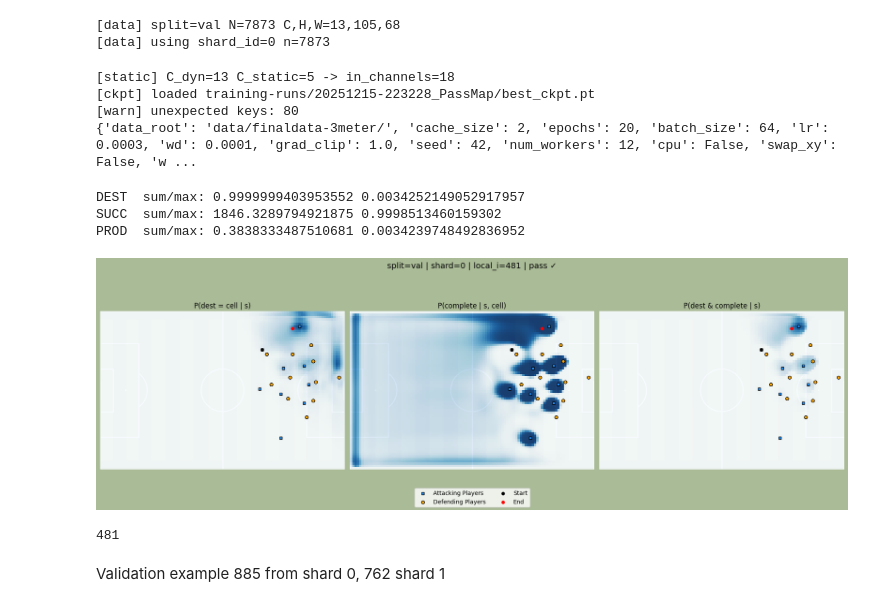
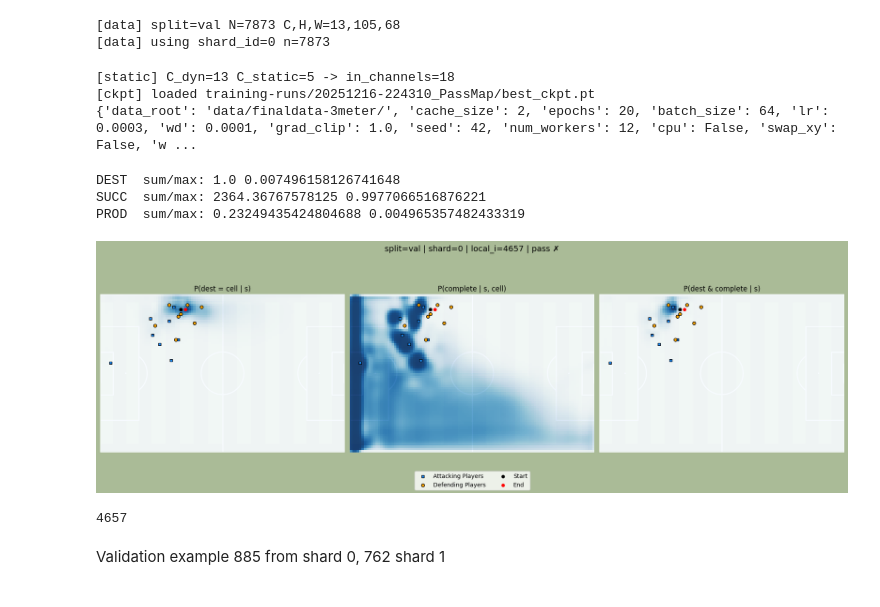
Before and after one commit to ethsen/Soccer-Research, a Jupyter notebook: testing-notebooks/test.ipynb, the cells around one changed output. Drawn from its saved outputs; the diff is of its cells as text; code cells hidden in the pictures.

```diff
--- a/testing-notebooks/test.ipynb
+++ b/testing-notebooks/test.ipynb
@@ -120,10 +120,10 @@ from models.bettermap import BetterSoccerMap2Head  # example
 from models.footballmap import PassMap
 from models.pitchvision import PitchVisionNet
 #model = BetterSoccerMap2Head(in_channels=IN_CHANNELS, base=64, blocks_per_stage=2, dropout=0.0).to(DEVICE).float()
-model = PassMap(in_channels=IN_CHANNELS, base=64, blocks_per_stage=2).to(DEVICE).float()
-#model =  PitchVisionNet(C_dyn+C_static, base=96).to(DEVICE).float()
+model = PassMap(in_channels=IN_CHANNELS, base=64, blocks_per_stage=4).to(DEVICE).float()
+#model =  PitchVisionNet(C_dyn+C_static, base=64, blocks_per_stage=3).to(DEVICE).float()
 # --- checkpoint loading (adapt to your ckpt format) ---
-CKPT_PATH = "training-runs/20251215-223228_PassMap/best_ckpt.pt"
+CKPT_PATH = "training-runs/20251216-224310_PassMap/best_ckpt.pt"
 ckpt = torch.load(CKPT_PATH, map_location=DEVICE,weights_only= False)
 # common patterns:
 if isinstance(ckpt, dict) and "model_state" in ckpt:
@@ -143,8 +143,7 @@ if unexpected: print(f"[warn] unexpected keys: {len(unexpected)}")
 print(ckpt['args'])
 # %% [output]
 [static] C_dyn=13 C_static=5 -> in_channels=18
-[ckpt] loaded training-runs/20251215-223228_PassMap/best_ckpt.pt
-[warn] unexpected keys: 80
+[ckpt] loaded training-runs/20251216-224310_PassMap/best_ckpt.pt
 {'data_root': 'data/finaldata-3meter/', 'cache_size': 2, 'epochs': 20, 'batch_size': 64, 'lr': 0.0003, 'wd': 0.0001, 'grad_clip': 1.0, 'seed': 42, 'num_workers': 12, 'cpu': False, 'swap_xy': False, 'w ...
 # %%
 import numpy as np
@@ -265,38 +264,38 @@ def infer_and_plot_triptych(local_i=None, swap_xy=False, coords_are_centers=Fals
     panels = [
         ("P(dest = cell | s)", dest_map, "Blues"),
         ("P(complete | s, cell)", succ_map, "Blues"),
         ("P(dest & complete | s)", comp_map, "Blues"),
     ]
 
     for ax, (title, heat, cmap) in zip(axes, panels):
         vis.plot_state(
             in_possession=in_pos,
             out_possession=out_pos,
             heatmap=heat.detach().cpu(),
             cmap=cmap,
             heatmap_kwargs=dict(alpha=0.9),
             add_colorbar=False,   # keep it clean in a 1x3
             ax=ax,
         )
         ax.scatter([bx], [by], c="black", s=25, marker="o", zorder=6, label="Start")
         ax.scatter([dst_x], [dst_y], c="red",   s=25, marker="o", zorder=6, label="End")
         ax.set_title(title, fontsize=12)
 
     fig.suptitle(f"split={SPLIT} | shard={SHARD_ID} | local_i={local_i} | pass {ok}", fontsize=14)
     # one shared legend
     handles, labels = axes[0].get_legend_handles_labels()
     fig.legend(handles, labels, loc="lower center", ncol=2)
 
     plt.show()
     return local_i
 
 # Run random example (same shard cached)
-infer_and_plot_triptych(481)
+infer_and_plot_triptych(4657)
 # %% [output]
-DEST  sum/max: 0.9999999403953552 0.0034252149052917957
-SUCC  sum/max: 1846.3289794921875 0.9998513460159302
-PROD  sum/max: 0.3838333487510681 0.0034239748492836952
+DEST  sum/max: 1.0 0.007496158126741648
+SUCC  sum/max: 2364.36767578125 0.9977066516876221
+PROD  sum/max: 0.23249435424804688 0.004965357482433319
-[figure, old version]
+[figure, new version]
-481
+4657
 # %% [markdown]
 Validation example 885 from shard 0, 762 shard 1
```
Also changed, not shown: 5 other files.
